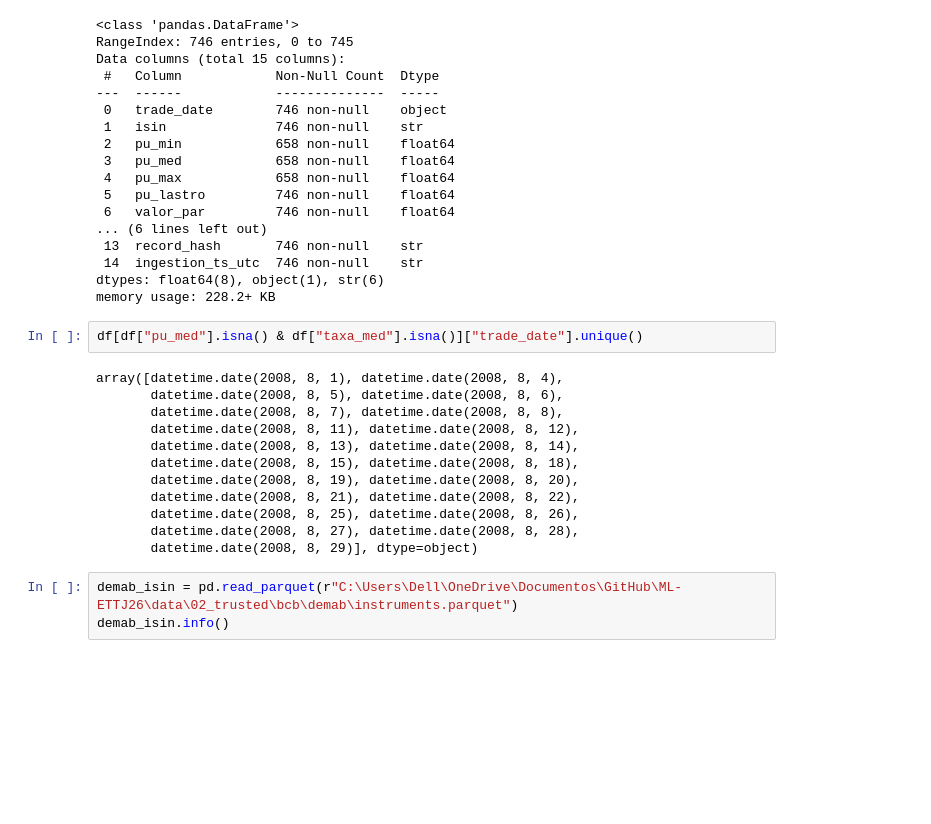
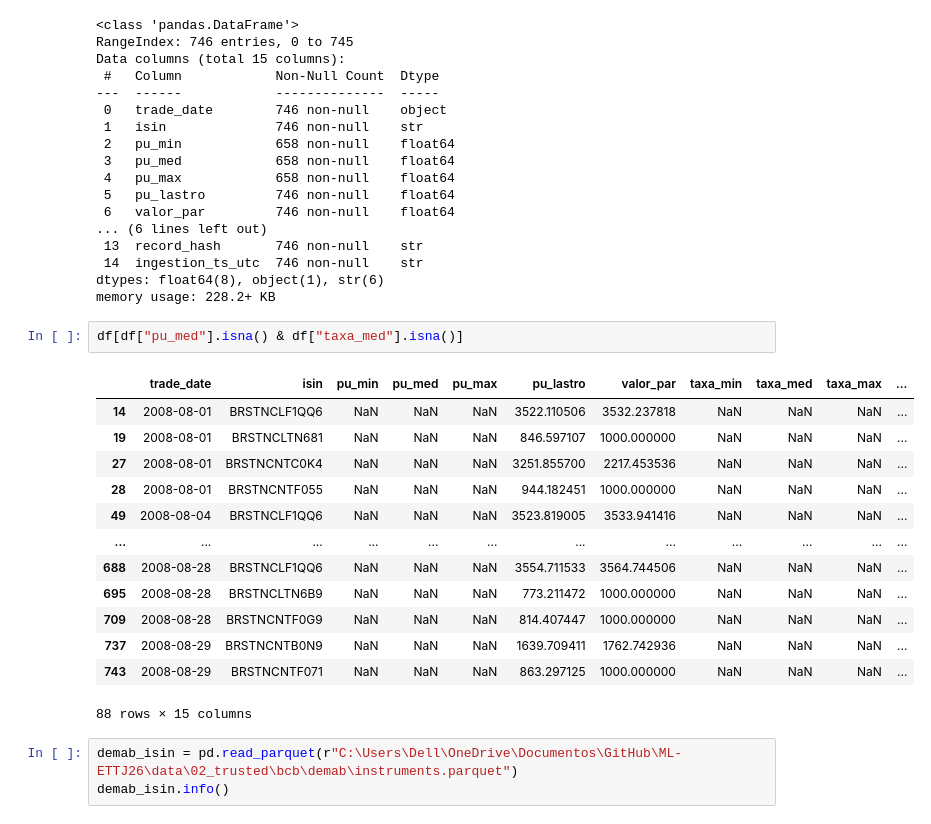
Before and after one commit to JuanRocha01/ML-ETTJ26, a Jupyter notebook: study/trusted.ipynb, the cells around one changed output. Saved outputs shown, nothing was run; the diff lists cells and outputs as text; blank space fills up the shorter version.

```diff
--- a/study/trusted.ipynb
+++ b/study/trusted.ipynb
@@ -335,19 +335,21 @@ Data columns (total 15 columns):
 dtypes: float64(8), object(1), str(6)
 memory usage: 228.2+ KB
 # %%
-df[df["pu_med"].isna() & df["taxa_med"].isna()]["trade_date"].unique()
+df[df["pu_med"].isna() & df["taxa_med"].isna()]
 # %% [output]
+|  | trade_date | isin | pu_min | pu_med | pu_max | pu_lastro | valor_par | taxa_min | taxa_med | taxa_max | ... |
+| 14 | 2008-08-01 | BRSTNCLF1QQ6 | NaN | NaN | NaN | 3522.110506 | 3532.237818 | NaN | NaN | NaN | ... |
+| 19 | 2008-08-01 | BRSTNCLTN681 | NaN | NaN | NaN | 846.597107 | 1000.000000 | NaN | NaN | NaN | ... |
+| 27 | 2008-08-01 | BRSTNCNTC0K4 | NaN | NaN | NaN | 3251.855700 | 2217.453536 | NaN | NaN | NaN | ... |
+| 28 | 2008-08-01 | BRSTNCNTF055 | NaN | NaN | NaN | 944.182451 | 1000.000000 | NaN | NaN | NaN | ... |
+| 49 | 2008-08-04 | BRSTNCLF1QQ6 | NaN | NaN | NaN | 3523.819005 | 3533.941416 | NaN | NaN | NaN | ... |
+| ... | ... | ... | ... | ... | ... | ... | ... | ... | ... | ... | ... |
+| 688 | 2008-08-28 | BRSTNCLF1QQ6 | NaN | NaN | NaN | 3554.711533 | 3564.744506 | NaN | NaN | NaN | ... |
+| 695 | 2008-08-28 | BRSTNCLTN6B9 | NaN | NaN | NaN | 773.211472 | 1000.000000 | NaN | NaN | NaN | ... |
+| 709 | 2008-08-28 | BRSTNCNTF0G9 | NaN | NaN | NaN | 814.407447 | 1000.000000 | NaN | NaN | NaN | ... |
+| 737 | 2008-08-29 | BRSTNCNTB0N9 | NaN | NaN | NaN | 1639.709411 | 1762.742936 | NaN | NaN | NaN | ... |
+| 743 | 2008-08-29 | BRSTNCNTF071 | NaN | NaN | NaN | 863.297125 | 1000.000000 | NaN | NaN | NaN | ... |
-array([datetime.date(2008, 8, 1), datetime.date(2008, 8, 4),
-       datetime.date(2008, 8, 5), datetime.date(2008, 8, 6),
-       datetime.date(2008, 8, 7), datetime.date(2008, 8, 8),
-       datetime.date(2008, 8, 11), datetime.date(2008, 8, 12),
-       datetime.date(2008, 8, 13), datetime.date(2008, 8, 14),
-       datetime.date(2008, 8, 15), datetime.date(2008, 8, 18),
-       datetime.date(2008, 8, 19), datetime.date(2008, 8, 20),
-       datetime.date(2008, 8, 21), datetime.date(2008, 8, 22),
-       datetime.date(2008, 8, 25), datetime.date(2008, 8, 26),
-       datetime.date(2008, 8, 27), datetime.date(2008, 8, 28),
-       datetime.date(2008, 8, 29)], dtype=object)
+88 rows × 15 columns
 # %%
 demab_isin = pd.read_parquet(r"C:\Users\Dell\OneDrive\Documentos\GitHub\ML-ETTJ26\data\02_trusted\bcb\demab\instruments.parquet")
 demab_isin.info()
```
Also changed, not shown: parts of 1 cell of this notebook, 4 other files.
